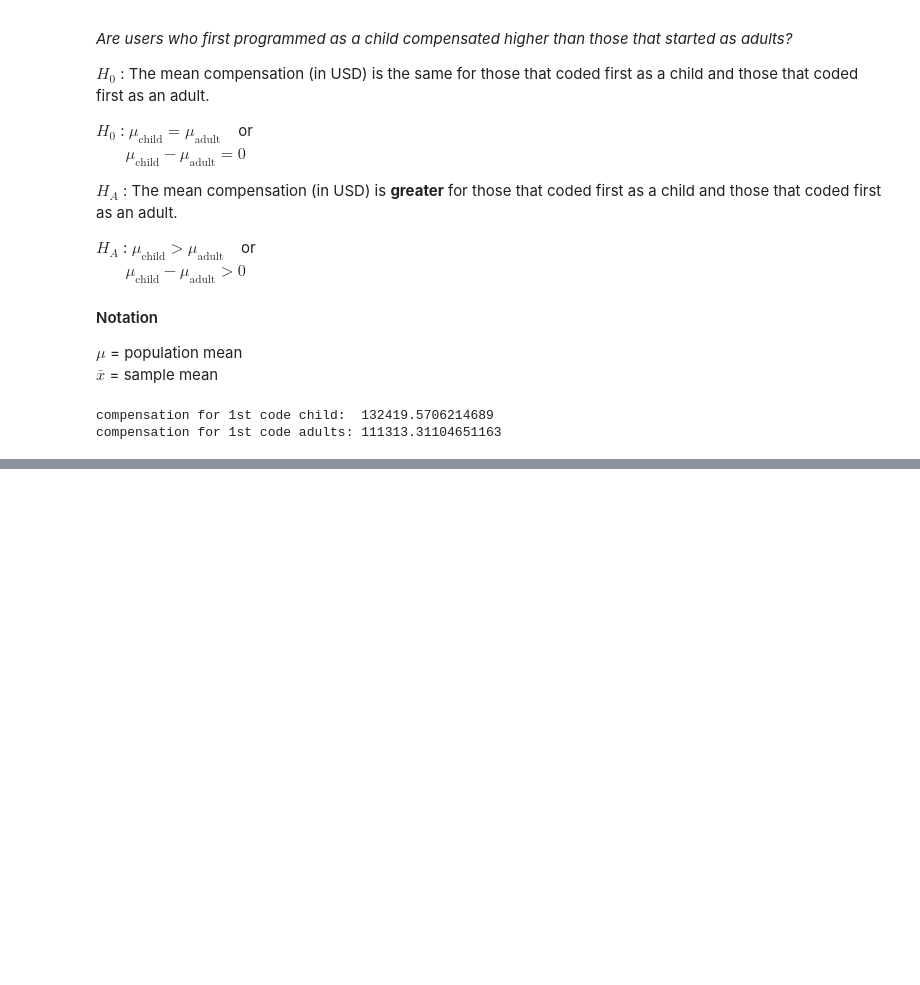
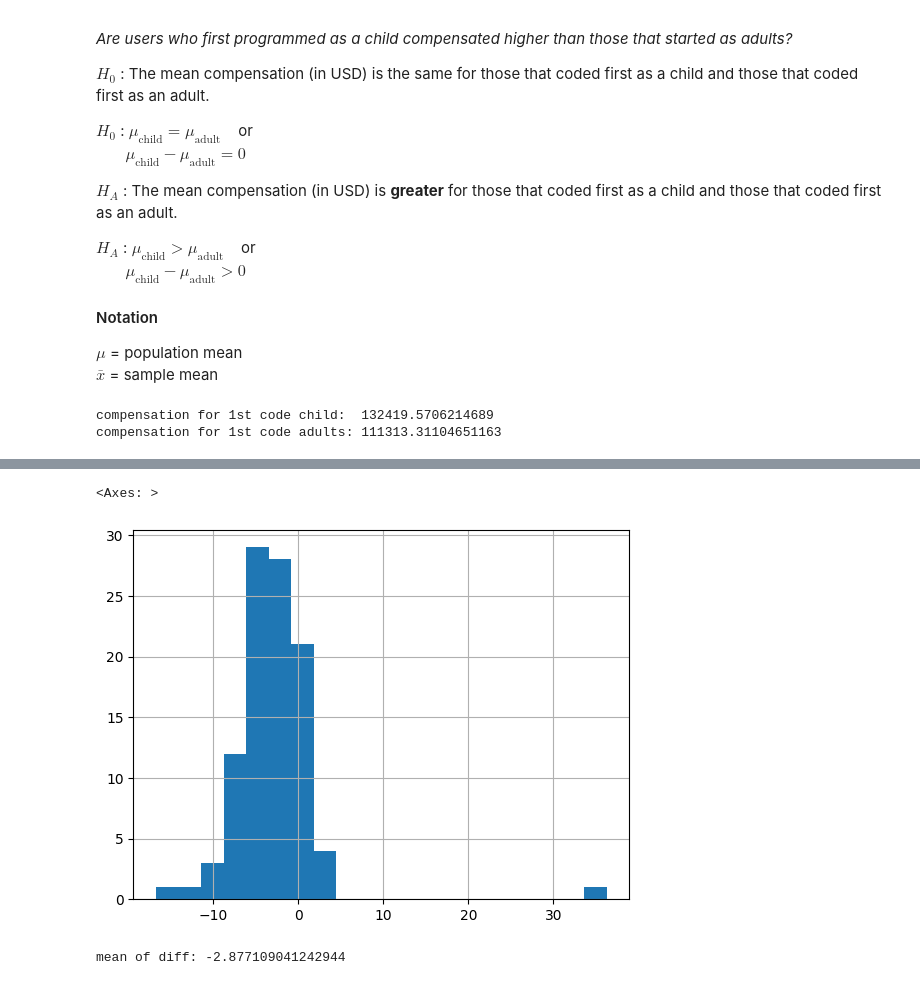
Before and after one commit to MichaelSzczepaniak/DataCamp, a Jupyter notebook: Tracks/Associate Data Scientist/29 Hypothesis Testing in Python/HypothesisTesting.ipynb, the cells around one changed output, grey strips where cells are left out. Saved outputs shown, nothing was run; the diff lists cells and outputs as text; code cells hidden in the pictures; blank space fills up the shorter version.

```diff
--- a/Tracks/Associate Data Scientist/29 Hypothesis Testing in Python/HypothesisTesting.ipynb
+++ b/Tracks/Associate Data Scientist/29 Hypothesis Testing in Python/HypothesisTesting.ipynb
@@ -340,0 +419,5 @@ The **standard error** is computed differently depending on the test statistic.
+# %%
+alpha = 0.05
+
+df_rep_votes = pd.read_feather("./data/repub_votes_potus_08_12.feather")
+df_rep_votes.head()
@@ -340,0 +431,13 @@ The **standard error** is computed differently depending on the test statistic.
+# %%
+sample_data = df_rep_votes
+sample_data['diff'] = sample_data['repub_percent_08'] - sample_data['repub_percent_12']
+
+sample_data['diff'].hist(bins=20)
+# %% [output]
+<Axes: >
+[figure, added]
+# %%
+ xbar_diff = sample_data['diff'].mean()
+print(f"mean of diff: {xbar_diff}")
+# %% [output]
+mean of diff: -2.877109041242944
```
Also changed, not shown: parts of 24 cells of this notebook.
